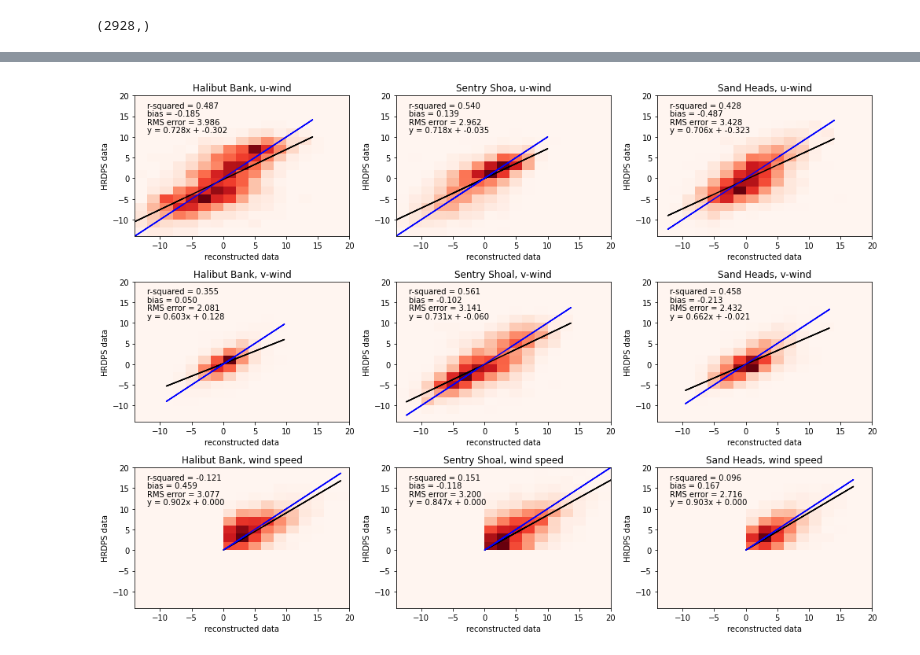
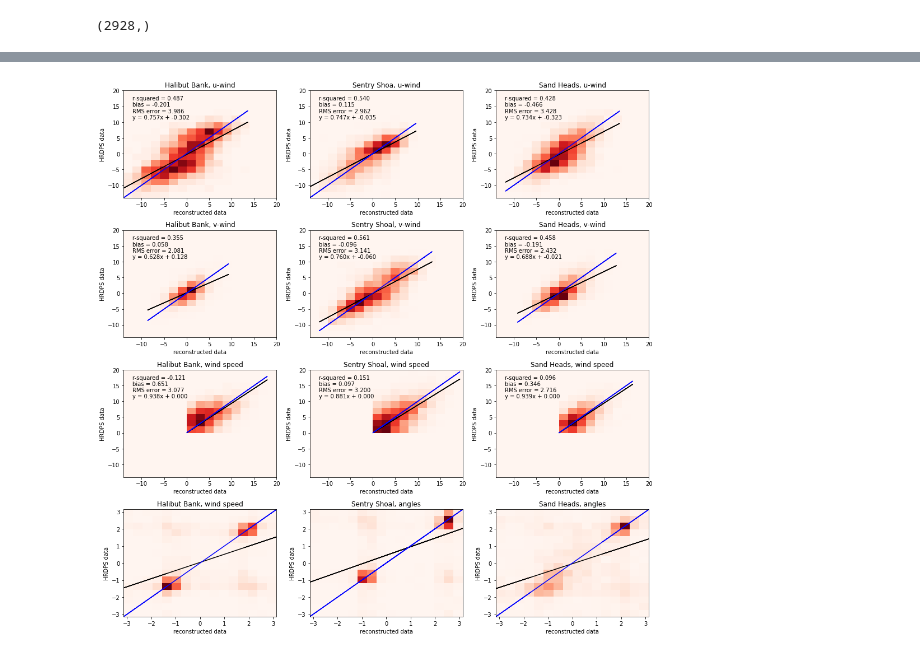
Before and after one commit to UBC-MOAD/analysis-armaan, a Jupyter notebook: notebooks/generalPredictions3.ipynb, the cells around one changed output, grey strips where cells are left out. Saved outputs shown, nothing was run; the diff lists cells and outputs as text; code cells hidden in the pictures.

```diff
--- a/notebooks/generalPredictions3.ipynb
+++ b/notebooks/generalPredictions3.ipynb
@@ -256,8 +260,8 @@ def getEnergyCoefs(eigs, old_eigs):
 ## Importing data for downscaling
 # %%
 ##supposed to be 2008 canrcm data
-p1 = '/home/arandhawa/canrcm_2008_uas.nc'
-p2 = '/home/arandhawa/canrcm_2008_vas.nc'
+p1 = '/home/arandhawa/canrcm_uas_2008.nc'
+p2 = '/home/arandhawa/canrcm_vas_2008.nc'
 
 d1 = xr.open_dataset(p1)
 d2 = xr.open_dataset(p2)
@@ -297,7 +301,7 @@ def projectData(data_mat, new_PCs, n):
 # %% [markdown]
 ## Overall Function
 # %%
-def reconstruct(downscale_mat, mean, can_PCs, can_me, hr_PCs, hr_me, n, r, method = 'LS', EB = 'False'):
+def reconstruct(downscale_mat, mean, can_PCs, can_me, hr_PCs, hr_me, n, r, method = 'LS', EB = 'false'):
 
     coefs = getCoefs(can_me, n + 1, hr_me, r + 1, type = method)
     proj = np.concatenate((mean.reshape(1, -1), projectData(downscale_mat - mean, can_PCs, n)), axis = 0)
@@ -368,7 +372,7 @@ print(HB_u.shape)
 # %% [output]
 (2928,)
 # %%
-u_data_rec, v_data_rec = reconstruct(can08_mat, mean_2008, can07_PCs, can07_me, hr07_PCs, hr07_me, 65, 65, method = 'LS', EB = 'False')
+u_data_rec, v_data_rec = reconstruct(can08_mat, mean_2008, can07_PCs, can07_me, hr07_PCs, hr07_me, 65, 65, method = 'LS', EB = 'false')
 # %%
-u_data_rec *= 1.3
-v_data_rec *= 1.3
+u_data_rec *= 1.25
+v_data_rec *= 1.25
@@ -539,5 +646,5 @@ plt.tight_layout()
 # %%
-metrics = np.zeros((3, 3, 3))
+metrics = np.zeros((4, 3, 3))
 
 def helper(x, y, ax, i, j):
 
@@ -560,27 +667,35 @@ def helper(x, y, ax, i, j):
     metrics[i, j, 1] = bias
     metrics[i, j, 2] = rmse
 
-    im = ax[i,j].hist2d(x, y, bins = (17, 17), range = [[-14, 20], [-14, 20]], cmap=plt.cm.Reds)
-    ax[i,j].plot(x, a*x+b, color = 'black')
-    ax[i,j].plot(x, x, color = 'blue')
-    ax[i,j].annotate("r-squared = {:.3f}".format(r_squared), (-12, 17))
-    ax[i,j].annotate("bias = {:.3f}".format(bias), (-12, 15))
-    ax[i,j].annotate("RMS error = {:.3f}".format(rmse), (-12, 13))
-    ax[i,j].annotate("y = {:.3f}x + {:.3f}".format(a, b), (-12, 11))
-    ax[i,j].set_ylabel("HRDPS data")
-    ax[i,j].set_xlabel("reconstructed data")
-    ax[i,j].set_ylim(-14, 20)
-    ax[i,j].set_xlim(-14, 20)
+    if i != 3:
+        ax[i,j].hist2d(x, y, bins = (17, 17), range = [[-14, 20], [-14, 20]], cmap=plt.cm.Reds)
+        ax[i,j].plot(x, a*x+b, color = 'black')
+        ax[i,j].plot(x, x, color = 'blue')
+        ax[i,j].annotate("r-squared = {:.3f}".format(r_squared), (-12, 17))
+        ax[i,j].annotate("bias = {:.3f}".format(bias), (-12, 15))
+        ax[i,j].annotate("RMS error = {:.3f}".format(rmse), (-12, 13))
+        ax[i,j].annotate("y = {:.3f}x + {:.3f}".format(a, b), (-12, 11))
+        ax[i,j].set_ylabel("HRDPS data")
+        ax[i,j].set_xlabel("reconstructed data")
+        ax[i,j].set_ylim(-14, 20)
+        ax[i,j].set_xlim(-14, 20)
+    else:
+        ax[i,j].hist2d(x, y, bins = (16, 16), range = [[-np.pi, np.pi], [-np.pi, np.pi]], cmap=plt.cm.Reds)
+        ax[i,j].plot(x, a*x+b, color = 'black')
+        ax[i,j].plot(x, x, color = 'blue')
+        ax[i,j].set_ylabel("HRDPS data")
+        ax[i,j].set_xlabel("reconstructed data")
+        ax[i,j].set_ylim(-np.pi, np.pi)
+        ax[i,j].set_xlim(-np.pi, np.pi)
+
+    return (a, b)
     ## plt.colorbar(im,ax=ax[i,j])
     ##https://stackoverflow.com/questions/23876588/matplotlib-colorbar-in-each-subplot
 
-    return (a, b)
+a = np.empty((4, 3))
+b = np.empty((4, 3))
 
-
-a = np.empty((3, 3))
-b = np.empty((3, 3))
-
-fig, ax = plt.subplots(3, 3, figsize = (14, 10))
+fig, ax = plt.subplots(4, 3, figsize = (14, 14))
 ##Habibut bank
 y = HB_u
 x = u_data_rec[:, 142, 139]
@@ -596,6 +711,11 @@ y = np.sqrt(HB_u**2 + HB_v**2)
 x = np.sqrt(u_data_rec[:, 142, 139]**2 + v_data_rec[:, 142, 139]**2)
 ax[2, 0].set_title("Halibut Bank, wind speed")
 a[2,0], b[2,0] = helper(x, y, ax, 2, 0)
+
+y = np.arctan2(HB_u, HB_v)
+x = np.arctan2(u_data_rec[:, 142, 139], v_data_rec[:, 142, 139])
+ax[3, 0].set_title("Halibut Bank, wind speed")
+a[3,0], b[3,0] = helper(x, y, ax, 3, 0)
 
 ##Sentry Shoal
 y = SS_u
@@ -604,34 +724,44 @@ ax[0, 1].set_title("Sentry Shoa, u-wind")
 a[0,1], b[0,1] = helper(x, y, ax, 0, 1)
 
 y = SS_v
 x = v_data_rec[:,174, 107]
 ax[1, 1].set_title("Sentry Shoal, v-wind")
 a[1,1], b[1,1] = helper(x, y, ax, 1, 1)
 
 y = np.sqrt(SS_u**2 + SS_v**2)
 x = np.sqrt(u_data_rec[:,174, 107]**2 + v_data_rec[:,174, 107]**2)
 ax[2, 1].set_title("Sentry Shoal, wind speed")
 a[2,1], b[2,1] = helper(x, y, ax, 2, 1)
 
+y = np.arctan2(SS_u, SS_v)
+x = np.arctan2(u_data_rec[:,174, 107], v_data_rec[:,174, 107])
+ax[3, 1].set_title("Sentry Shoal, angles")
+a[3,1], b[3,1] = helper(x, y, ax, 3, 1)
+
 ##Sand Heads
 y = SH_u
 x = u_data_rec[:,129,149]
 ax[0, 2].set_title("Sand Heads, u-wind")
 a[0,2], b[0,2] = helper(x, y, ax, 0, 2)
 
 y = SH_v
 x = v_data_rec[:,129,149]
 ax[1, 2].set_title("Sand Heads, v-wind")
 a[1,2], b[1,2] = helper(x, y, ax, 1, 2)
 
 y = np.sqrt(SH_u**2 + SH_v**2)
 x = np.sqrt(u_data_rec[:,129,149]**2 + v_data_rec[:,129,149]**2)
 ax[2, 2].set_title("Sand Heads, wind speed")
 a[2,2], b[2,2] = helper(x, y, ax, 2, 2)
 
+y = np.arctan2(SH_u, SH_v)
+x = np.arctan2(u_data_rec[:,129,149], v_data_rec[:,129,149])
+ax[3, 2].set_title("Sand Heads, angles")
+a[3,2], b[3,2] = helper(x, y, ax, 3, 2)
+
 plt.tight_layout()
 # %% [output]
-[figure, old version]
+[figure, new version]
 # %%
 ##metrics used to rate fit
 
```
Also changed, not shown: parts of 11 cells of this notebook, 13 other files.
